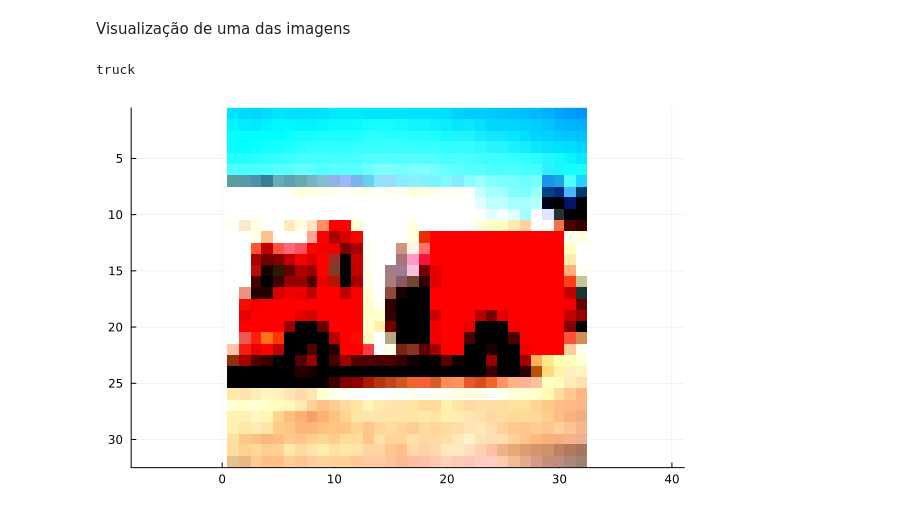
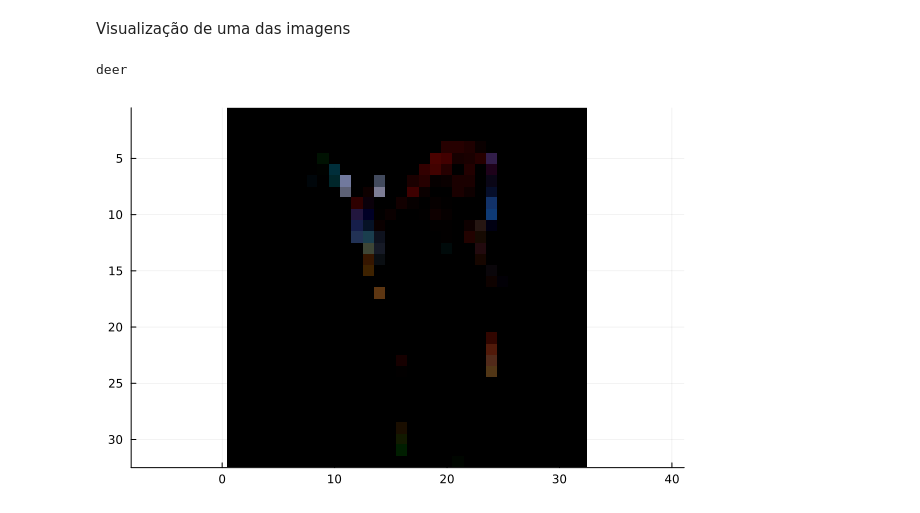
Before and after one commit to guilhermealvesc/cnn-vgg19-cifar10, a Jupyter notebook: cifar10_conv_vgg19.ipynb, the cells around one changed output. Drawn from its saved outputs; the diff is of its cells as text; code cells hidden in the pictures.

```diff
--- a/cifar10_conv_vgg19.ipynb
+++ b/cifar10_conv_vgg19.ipynb
@@ -324,11 +329,13 @@ Dict{String, Any} with 21 entries:
 # %% [markdown]
 Visualização de uma das imagens
 # %%
+using Images
 class_names = MLDatasets.CIFAR10().metadata["class_names"]
+
 image(x) = colorview(RGB, permutedims(x, (3, 2, 1)))
 
-print(class_names[Flux.onecold(y_teste[:, 365])])
-plot(image(x_teste[:, :, :, 365]))
+print(class_names[Flux.onecold(y_teste[:, 95])])
+plot(image(x_teste[:, :, :, 95]))
 # %% [output]
-truck
+deer
-[figure, old version]
+[figure, new version]
```
Also changed, not shown: parts of 4 cells of this notebook, 1 other file.
